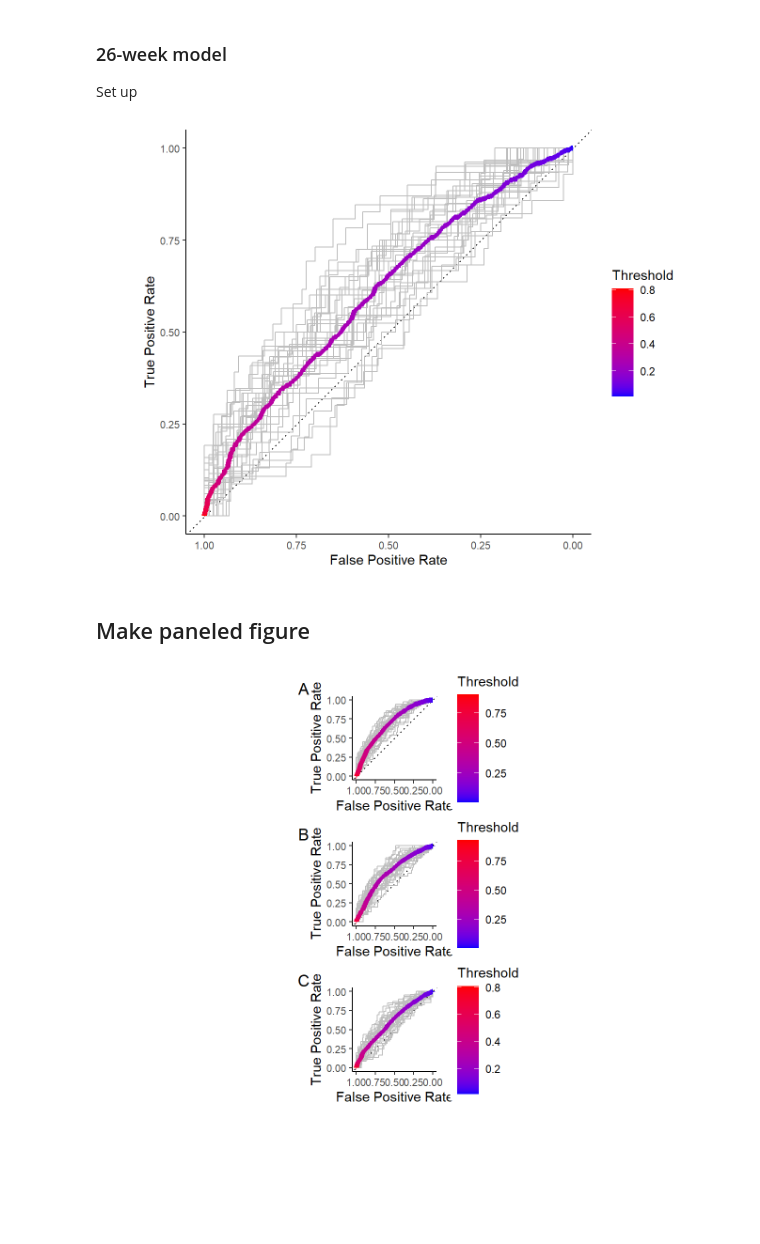
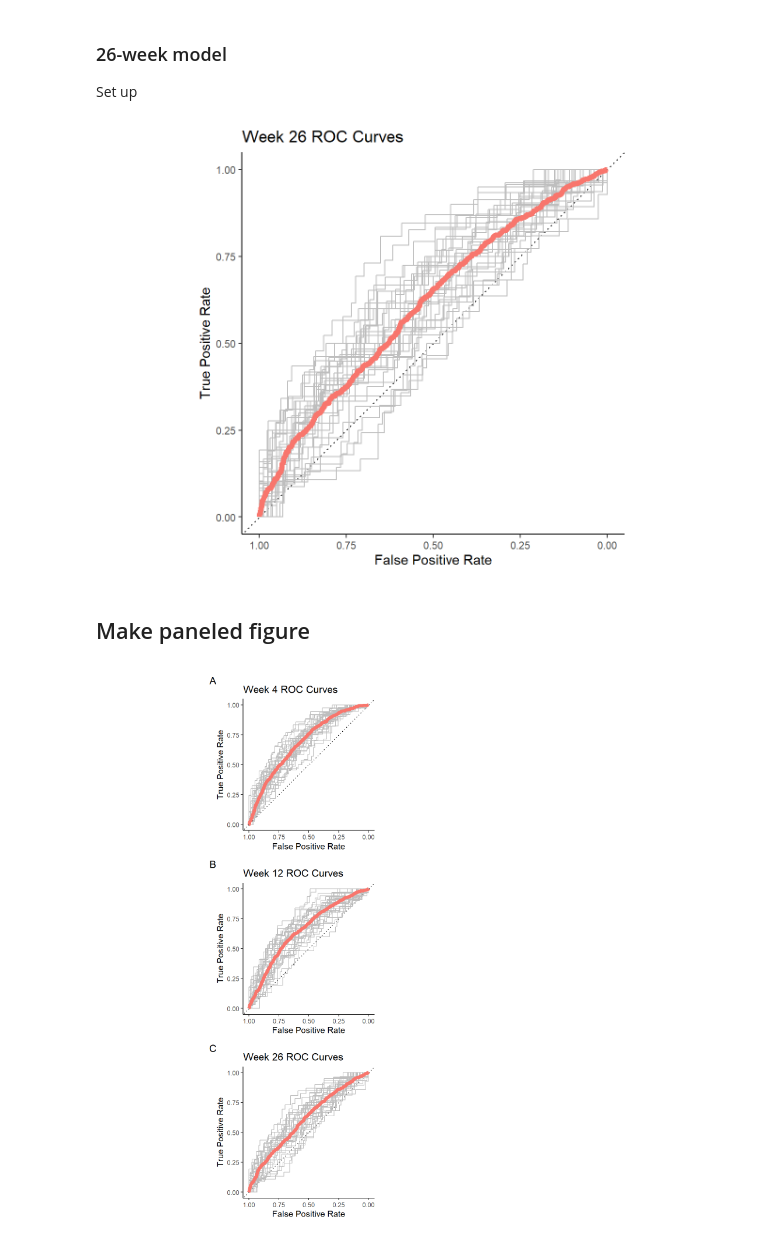
Before and after one commit to jjcurtin/study_match, a Jupyter notebook: notebooks/mak_fig_roc_supp.embed.ipynb, the cells around one changed output. Saved outputs shown, nothing was run; the diff lists cells and outputs as text; code cells hidden in the pictures; blank space fills up the shorter version.

```diff
--- a/notebooks/mak_fig_roc_supp.embed.ipynb
+++ b/notebooks/mak_fig_roc_supp.embed.ipynb
@@ -142,11 +142,11 @@ for (i in 1:nrow(roc_folds4)) {
 #add full concatenated curve
 fig_roc_all_wk4 <- fig_roc_folds4 +
   geom_path(data = roc_data4,
-            mapping = aes(x = 1 - specificity, y = sensitivity, color = .threshold),
+            mapping = aes(x = 1 - specificity, y = sensitivity, color = "red"),
             linewidth = 2) +
-  scale_color_gradient(low="blue", high="red") +
-  labs(color = "Threshold",
-       x = "False Positive Rate")
+  labs(x = "False Positive Rate",
+       title = "Week 4 ROC Curves") +
+  theme(legend.position = "none")
 
 fig_roc_all_wk4
 # %% [output]
@@ -188,11 +188,11 @@ for (i in 1:nrow(roc_folds12)) {
 #add full concatenated curve
 fig_roc_all_wk12 <- fig_roc_folds12 +
   geom_path(data = roc_data12,
-            mapping = aes(x = 1 - specificity, y = sensitivity, color = .threshold),
+            mapping = aes(x = 1 - specificity, y = sensitivity, color = "red"),
             linewidth = 2) +
-  scale_color_gradient(low="blue", high="red") +
-  labs(color = "Threshold",
-       x = "False Positive Rate")
+  labs(x = "False Positive Rate",
+       title = "Week 12 ROC Curves") +
+  theme(legend.position = "none")
 
 fig_roc_all_wk12
 # %% [output]
@@ -234,26 +234,26 @@ for (i in 1:nrow(roc_folds26)) {
 #add full concatenated curve
 fig_roc_all_wk26 <- fig_roc_folds26 +
   geom_path(data = roc_data26,
-            mapping = aes(x = 1 - specificity, y = sensitivity, color = .threshold),
+            mapping = aes(x = 1 - specificity, y = sensitivity, color = "red"),
             linewidth = 2) +
-  scale_color_gradient(low="blue", high="red") +
-  labs(color = "Threshold",
-       x = "False Positive Rate")
+  labs(x = "False Positive Rate",
+       title = "Week 26 ROC Curves") +
+  theme(legend.position = "none")
 
 fig_roc_all_wk26
 # %% [output]
-[figure, old version]
+[figure, new version]
 # %% [markdown]
 ## Make paneled figure
 # %%
 #| label: fig-roc-all
-#| fig-cap: "ROC Curves. Dotted, diagonal line represents chance performance (0.5). Grey lines display individual ROC curves from each of 30 held-out folds. Thick, colored line displays ROC curve concatenated across all 30 held-out folds. ROC curves are plotted over all possible decision thresholds. A) 4-week model. B) 12-week model. C) 26-week model."
+#| fig-cap: "ROC Curves. Dotted, diagonal line represents chance performance (0.5). Grey lines display individual ROC curves from each of 30 held-out folds. Thick, red line displays ROC curve concatenated across all 30 held-out folds. A) 4-week model. B) 12-week model. C) 26-week model."
+#| fig-height: 10
 
 fig_roc_all <- fig_roc_all_wk4 + fig_roc_all_wk12 + fig_roc_all_wk26 +
-  plot_layout(ncol = 1,
-              guides = "keep") +
+  plot_layout(ncol = 1) +
   plot_annotation(tag_levels = "A")
 
 fig_roc_all
 # %% [output]
-[figure, old version]
+[figure, new version]
```
Also changed, not shown: parts of 3 cells of this notebook, 47 other files.
